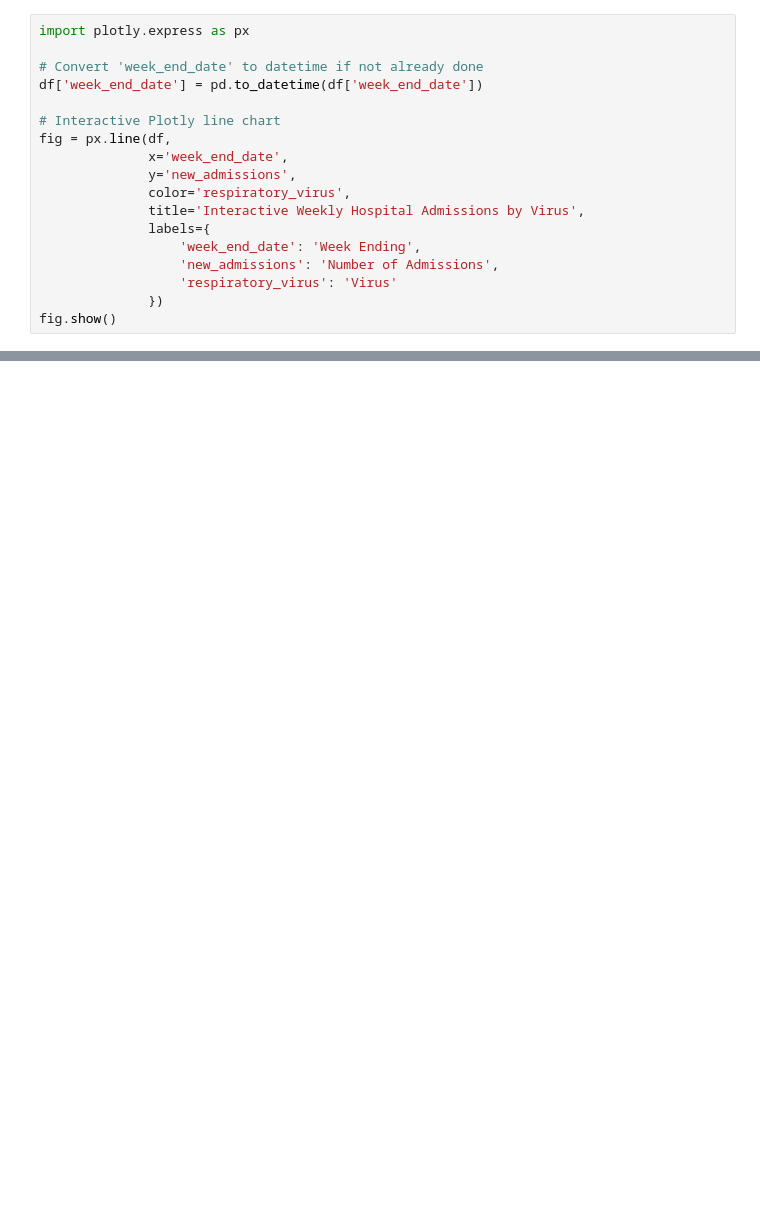
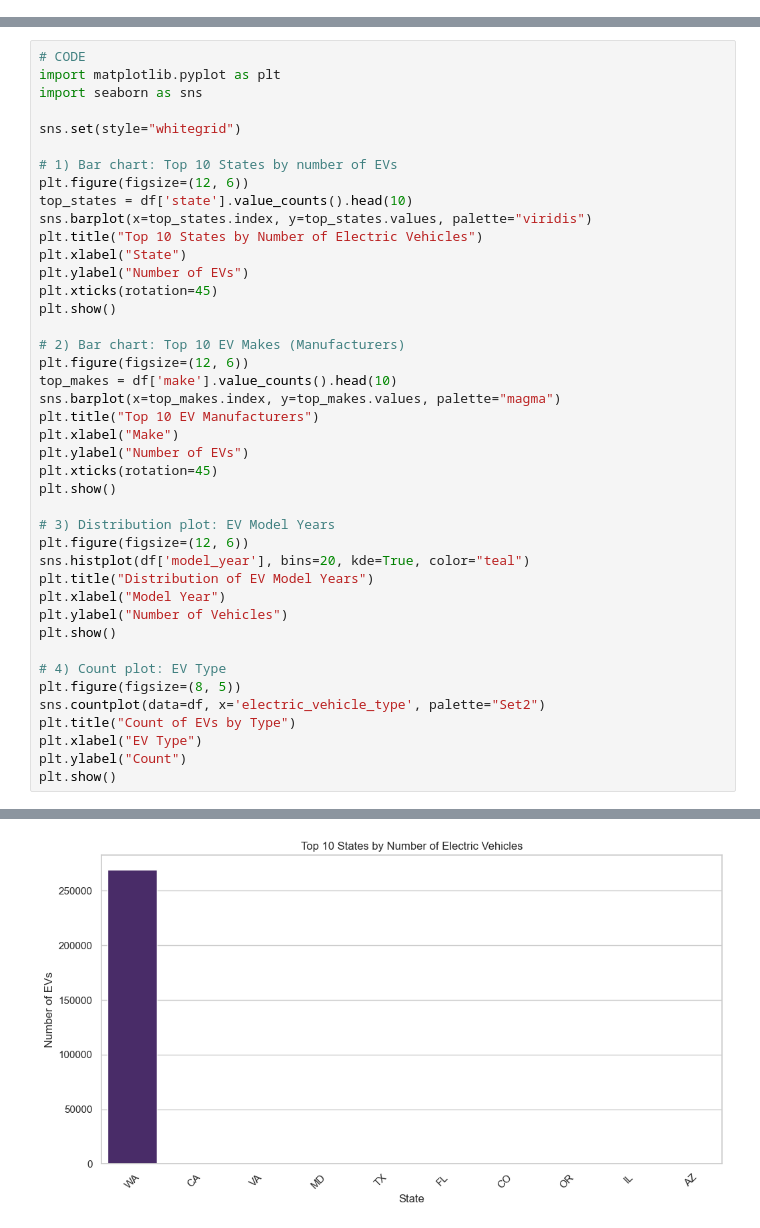
Before and after one commit to IT2053C-Gilany/final-project-gurungsg, a Jupyter notebook: final-project.ipynb, the cells around one changed output, grey strips where cells are left out. Cells and saved outputs as stored; diff of their text form; blank space fills up the shorter version.

```diff
--- a/final-project.ipynb
+++ b/final-project.ipynb
@@ -214,18 +0,0 @@ plt.show()
-# %%
-import plotly.express as px
-
-# Convert 'week_end_date' to datetime if not already done
-df['week_end_date'] = pd.to_datetime(df['week_end_date'])
-
-# Interactive Plotly line chart
-fig = px.line(df,
-              x='week_end_date',
-              y='new_admissions',
-              color='respiratory_virus',
-              title='Interactive Weekly Hospital Admissions by Virus',
-              labels={
-                  'week_end_date': 'Week Ending',
-                  'new_admissions': 'Number of Admissions',
-                  'respiratory_virus': 'Virus'
-              })
-fig.show()
@@ -231,0 +207,43 @@ fig.show()
+# %%
+# CODE
+import matplotlib.pyplot as plt
+import seaborn as sns
+
+sns.set(style="whitegrid")
+
+# 1) Bar chart: Top 10 States by number of EVs
+plt.figure(figsize=(12, 6))
+top_states = df['state'].value_counts().head(10)
+sns.barplot(x=top_states.index, y=top_states.values, palette="viridis")
+plt.title("Top 10 States by Number of Electric Vehicles")
+plt.xlabel("State")
+plt.ylabel("Number of EVs")
+plt.xticks(rotation=45)
+plt.show()
+
+# 2) Bar chart: Top 10 EV Makes (Manufacturers)
+plt.figure(figsize=(12, 6))
+top_makes = df['make'].value_counts().head(10)
+sns.barplot(x=top_makes.index, y=top_makes.values, palette="magma")
+plt.title("Top 10 EV Manufacturers")
+plt.xlabel("Make")
+plt.ylabel("Number of EVs")
+plt.xticks(rotation=45)
+plt.show()
+
+# 3) Distribution plot: EV Model Years
+plt.figure(figsize=(12, 6))
+sns.histplot(df['model_year'], bins=20, kde=True, color="teal")
+plt.title("Distribution of EV Model Years")
+plt.xlabel("Model Year")
+plt.ylabel("Number of Vehicles")
+plt.show()
+
+# 4) Count plot: EV Type
+plt.figure(figsize=(8, 5))
+sns.countplot(data=df, x='electric_vehicle_type', palette="Set2")
+plt.title("Count of EVs by Type")
+plt.xlabel("EV Type")
+plt.ylabel("Count")
+plt.show()
+# %% [output]
@@ -231,0 +253 @@ fig.show()
+[figure, added]
```
Also changed, not shown: parts of 29 cells of this notebook.
